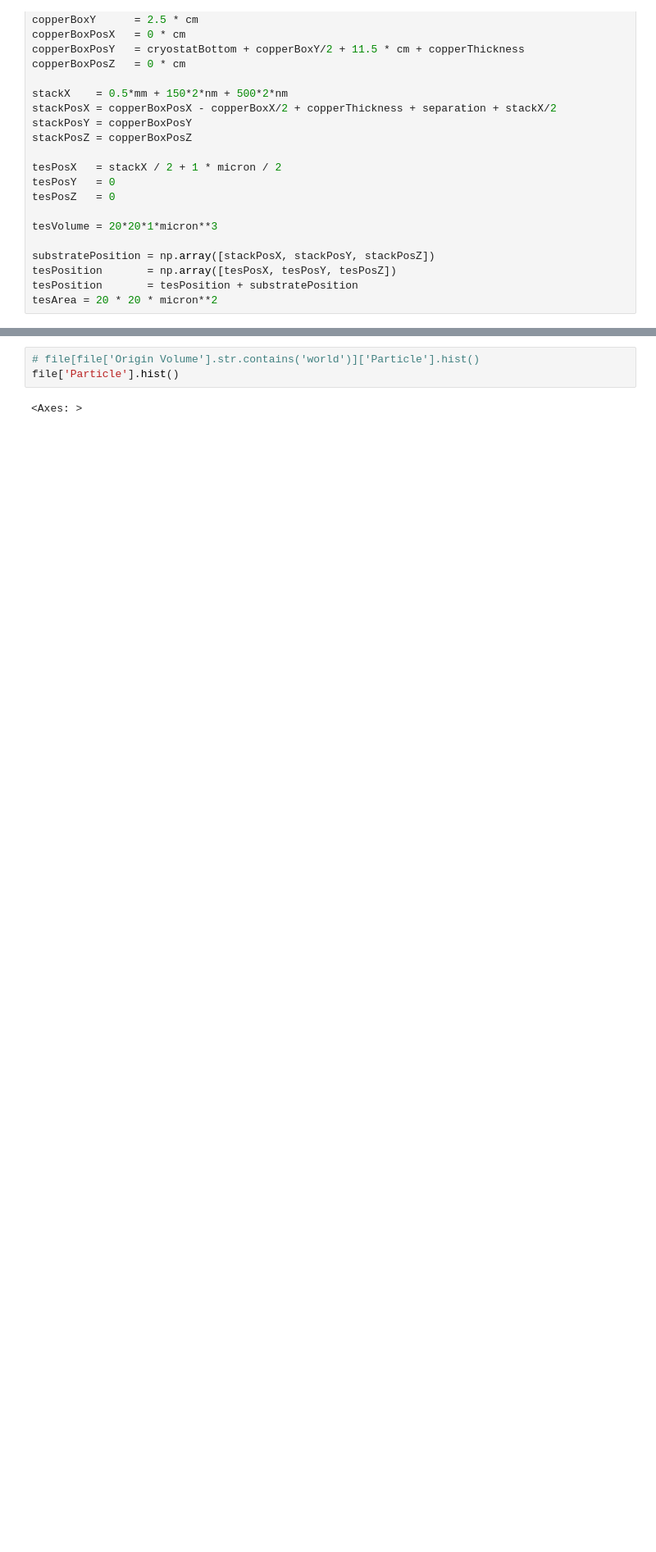
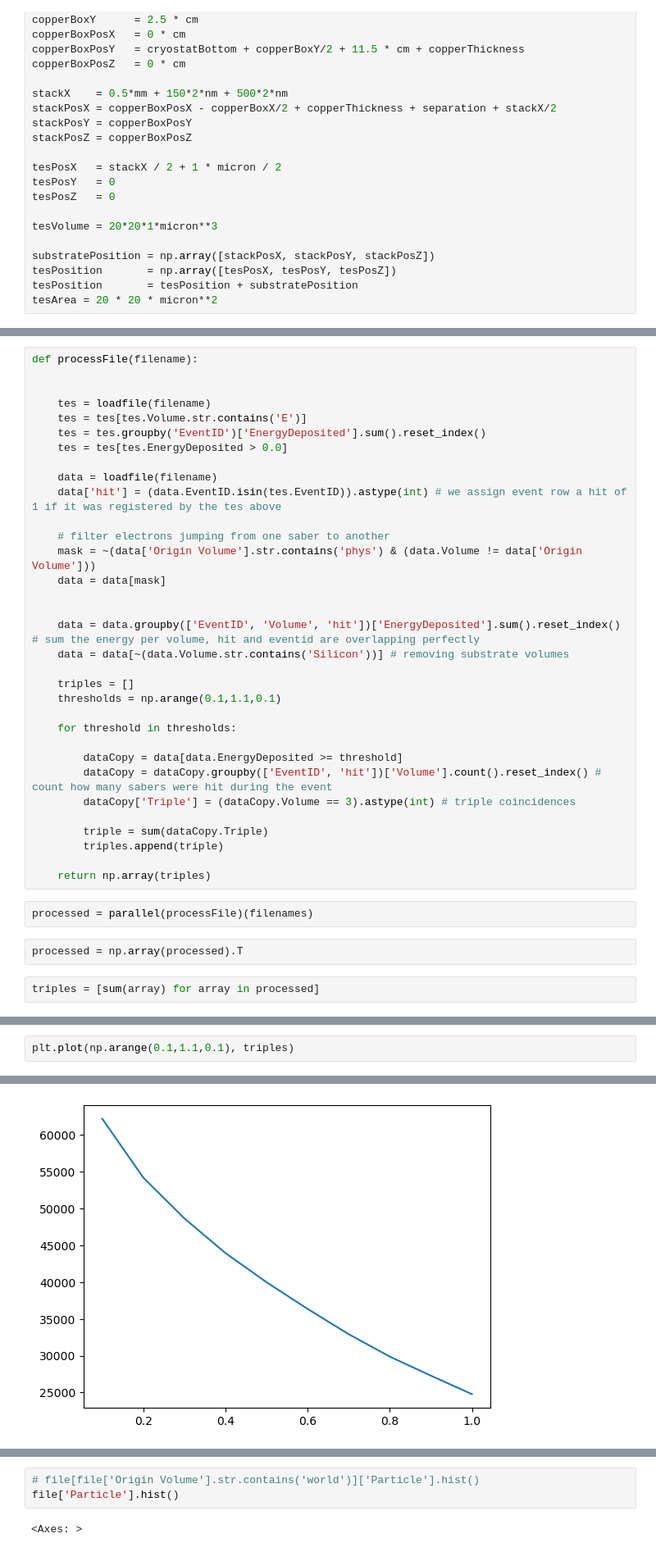
Before and after one commit to nyuad-astroparticle/tes-geant, a Jupyter notebook: analysis/coincidence.ipynb, the cells around one changed output, grey strips where cells are left out. Shown at 82% size. Cells and saved outputs as stored; diff of their text form; blank space fills up the shorter version.

```diff
--- a/analysis/coincidence.ipynb
+++ b/analysis/coincidence.ipynb
@@ -116,0 +318,39 @@ TES Hits = 5597; Triple Coincidences = 18935; Quadruple Coincidences = 14
+# %%
+def processFile(filename):
+
+
+    tes = loadfile(filename)
+    tes = tes[tes.Volume.str.contains('E')]
+    tes = tes.groupby('EventID')['EnergyDeposited'].sum().reset_index()
+    tes = tes[tes.EnergyDeposited > 0.0]
+
+    data = loadfile(filename)
+    data['hit'] = (data.EventID.isin(tes.EventID)).astype(int) # we assign event row a hit of 1 if it was registered by the tes above
+
+    # filter electrons jumping from one saber to another
+    mask = ~(data['Origin Volume'].str.contains('phys') & (data.Volume != data['Origin Volume']))
+    data = data[mask]
+
+
+    data = data.groupby(['EventID', 'Volume', 'hit'])['EnergyDeposited'].sum().reset_index() # sum the energy per volume, hit and eventid are overlapping perfectly
+    data = data[~(data.Volume.str.contains('Silicon'))] # removing substrate volumes
+
+    triples = []
+    thresholds = np.arange(0.1,1.1,0.1)
+
+    for threshold in thresholds:
+
+        dataCopy = data[data.EnergyDeposited >= threshold]
+        dataCopy = dataCopy.groupby(['EventID', 'hit'])['Volume'].count().reset_index() # count how many sabers were hit during the event
+        dataCopy['Triple'] = (dataCopy.Volume == 3).astype(int) # triple coincidences
+
+        triple = sum(dataCopy.Triple)
+        triples.append(triple)
+
+    return np.array(triples)
+# %%
+processed = parallel(processFile)(filenames)
+# %%
+processed = np.array(processed).T
+# %%
+triples = [sum(array) for array in processed]
@@ -116,0 +361,3 @@ TES Hits = 5597; Triple Coincidences = 18935; Quadruple Coincidences = 14
+# %%
+plt.plot(np.arange(0.1,1.1,0.1), triples)
+# %% [output]
@@ -116,0 +365 @@ TES Hits = 5597; Triple Coincidences = 18935; Quadruple Coincidences = 14
+[figure, added]
```
Also changed, not shown: parts of 44 cells of this notebook.
